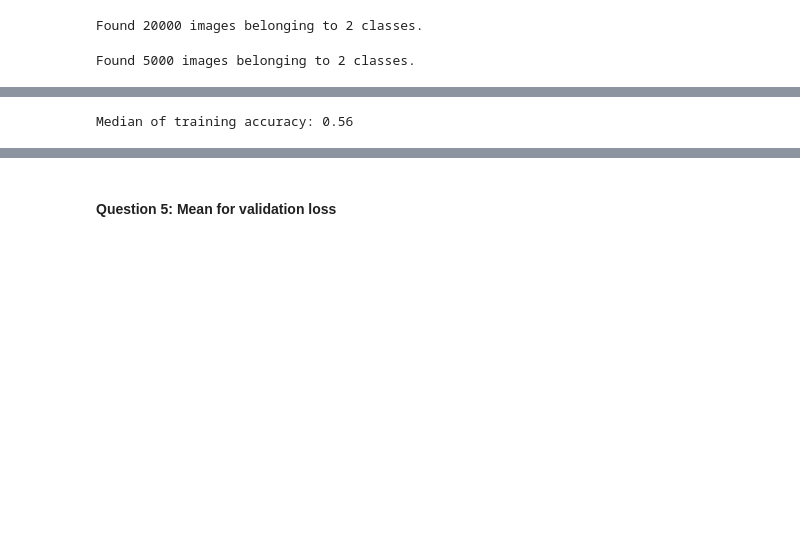
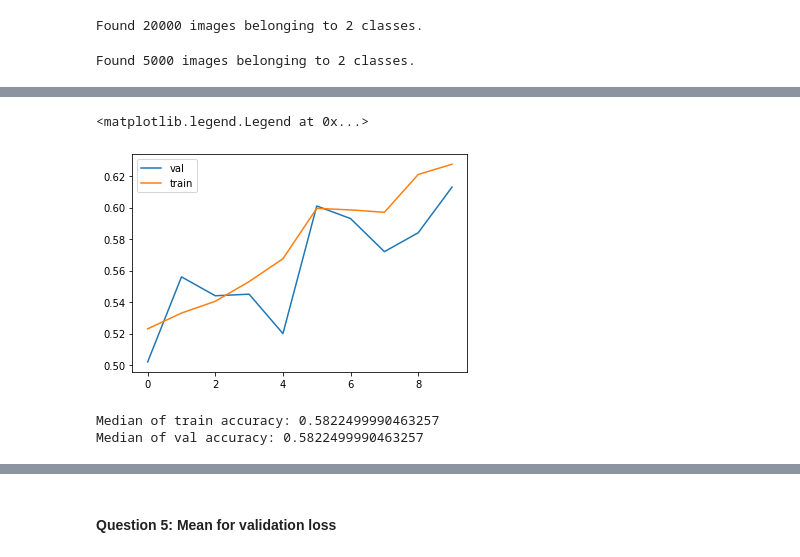
Before and after one commit to aenoboa1/ML-Zoomcamp-Homeworks, a Jupyter notebook: WEEK 8/Homework/homework.ipynb, the cells around one changed output, grey strips where cells are left out. Cells and saved outputs as stored; diff of their text form; code cells hidden in the pictures; blank space fills up the shorter version.

```diff
--- a/WEEK 8/Homework/homework.ipynb
+++ b/WEEK 8/Homework/homework.ipynb
@@ -69,8 +86,10 @@ val_ds = val_datagen.flow_from_directory(
     './data/actual/validation/',
     batch_size=20,
     target_size=(150, 150),
+    # binary class mode
     class_mode='binary',
-    shuffle=True)
+    shuffle=True
+    )
 # %% [output]
 Found 5000 images belonging to 2 classes.
 # %%
@@ -145,11 +163,23 @@ Epoch 10/10
+# %%
+hist = history.history
+plt.plot(hist['val_accuracy'], label='val')
+plt.plot(hist['accuracy'], label='train')
+
+plt.legend()
+# %% [output]
+<matplotlib.legend.Legend at 0x...>
+[figure, added]
 # %%
 
 
 training_accuracy = np.array(history.history['accuracy'])
+val_accuracy = np.array(history.history['val_accuracy'])
 
-print(f'Median of training accuracy: {np.median(training_accuracy).round(2)}')
+print(f'Median of train accuracy: {np.median(training_accuracy)}')
+print(f'Median of val accuracy: {np.median(training_accuracy)}')
 # %% [output]
-Median of training accuracy: 0.56
+Median of train accuracy: 0.5822499990463257
+Median of val accuracy: 0.5822499990463257
 # %%
 # Q4
 
```
Also changed, not shown: parts of 15 cells of this notebook.
